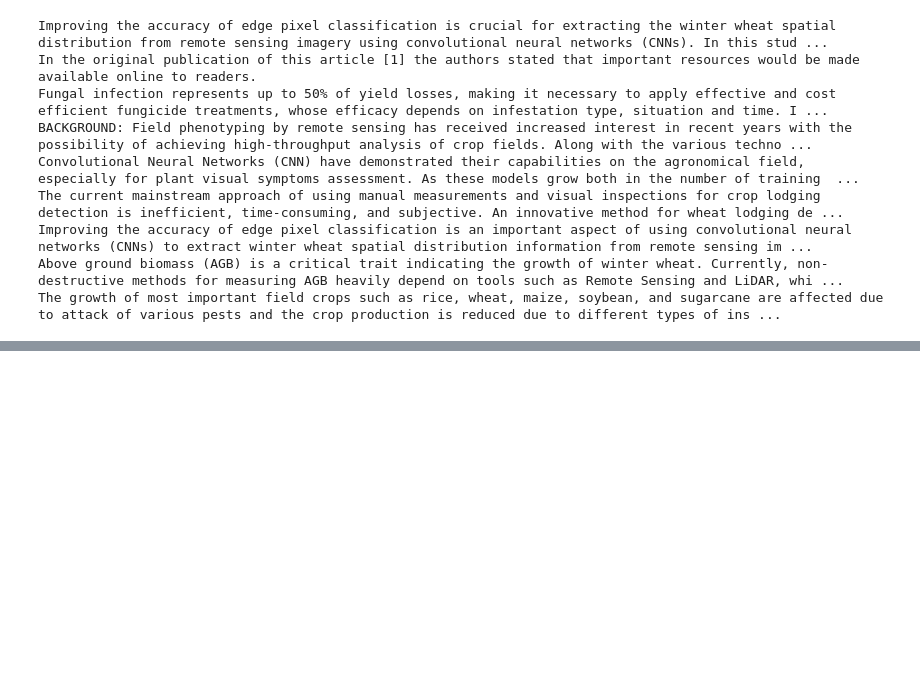
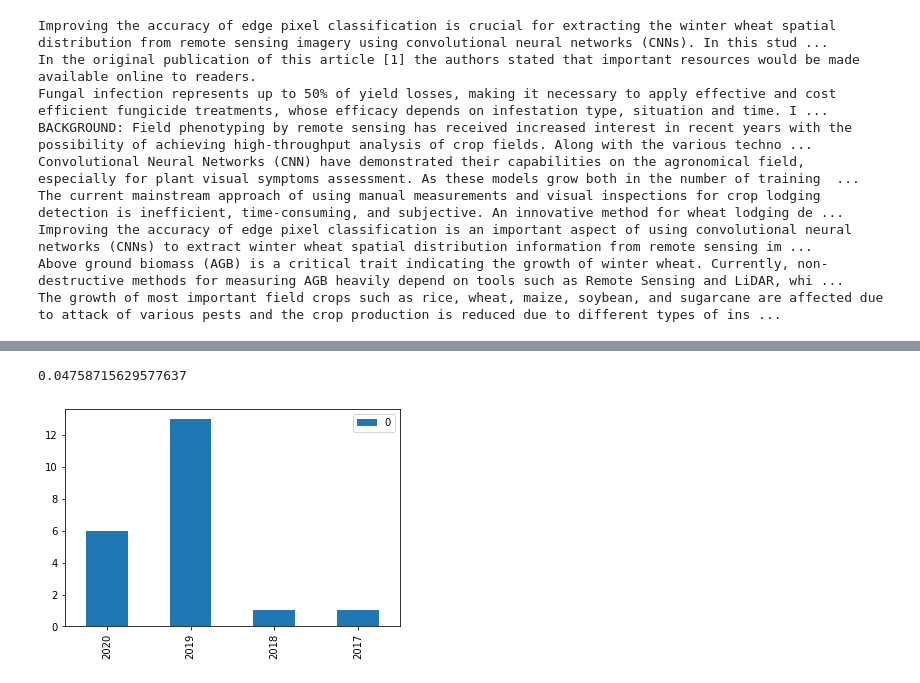
Before and after one commit to NitramAnaip/ImpAgt, a Jupyter notebook: PubAg_exploration.ipynb, the cells around one changed output, grey strips where cells are left out. Saved outputs shown, nothing was run; the diff lists cells and outputs as text; code cells hidden in the pictures; blank space fills up the shorter version.

```diff
--- a/PubAg_exploration.ipynb
+++ b/PubAg_exploration.ipynb
@@ -71,0 +107,13 @@ print(len(abstract_dict['id']))
+# %%
+start = time.time()
+indices = [i for i, x in enumerate(abstract_dict["abstracts"]) if "wheat" in x]
+dates = [int(x[:4]) for i, x in enumerate(abstract_dict["date"]) if i in indices]
+
+year_counts = Counter(dates)
+year_df = pd.DataFrame.from_dict(year_counts, orient='index')
+year_df.plot(kind='bar')
+end = time.time()
+print(end-start)
+# %% [output]
+0.04758715629577637
+[figure, added]
```
Also changed, not shown: parts of 9 cells of this notebook, 1 other file.
